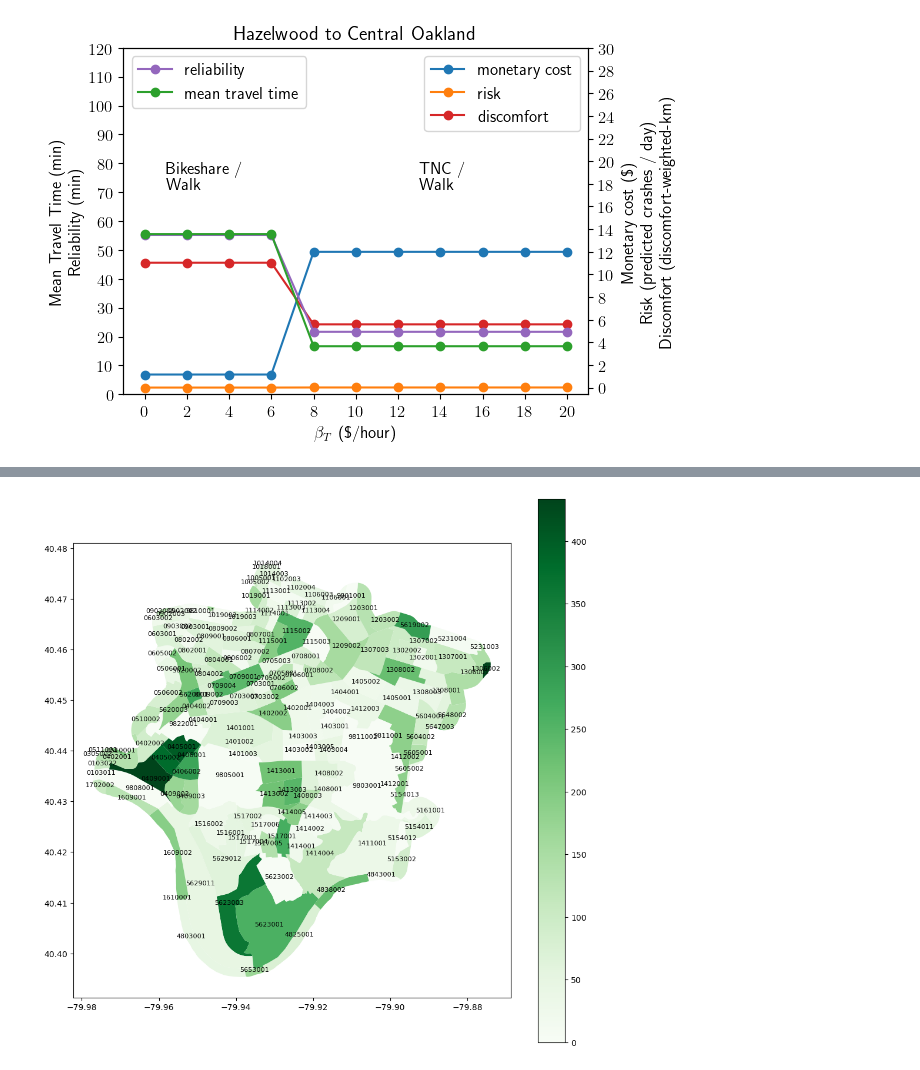
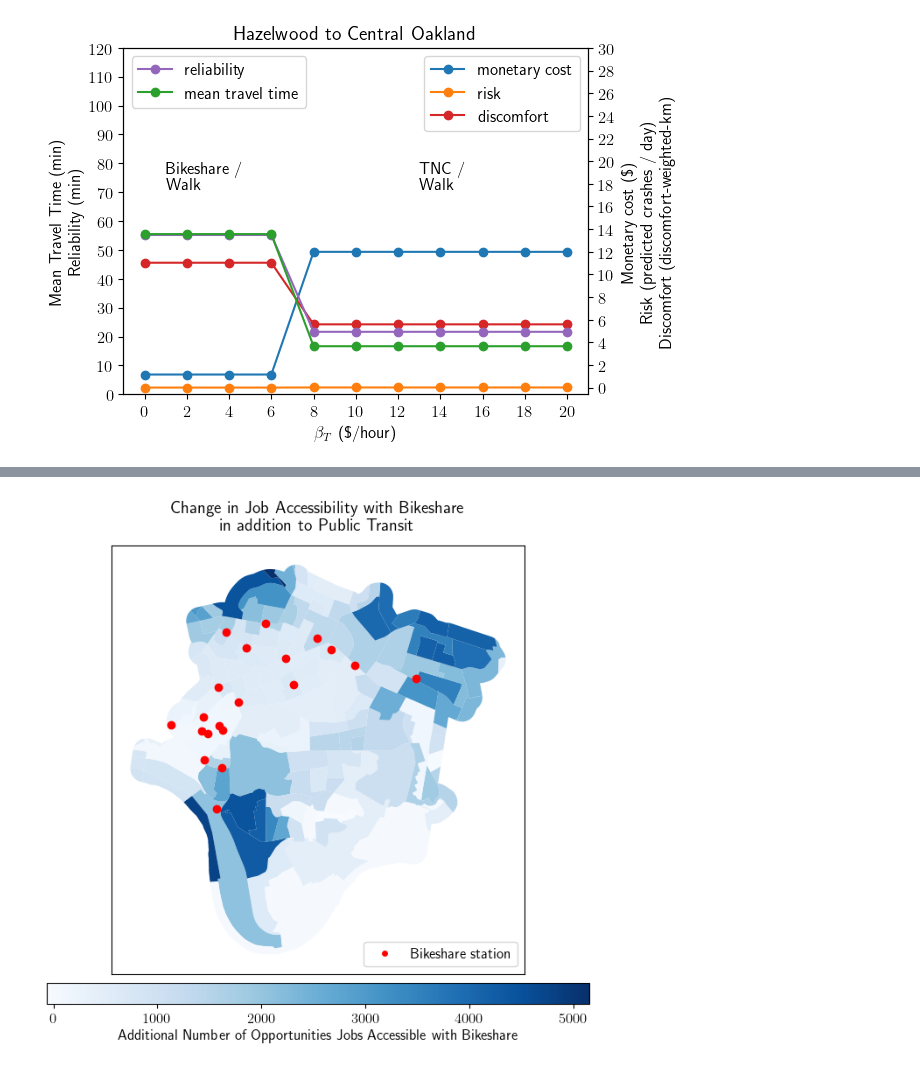
Before and after one commit to lgraff/nomad, a Jupyter notebook: project1-use_cases/plots.ipynb, the cells around one changed output, grey strips where cells are left out. Saved outputs shown, nothing was run; the diff lists cells and outputs as text; code cells hidden in the pictures.

Commit message:
Simplified plots.ipynb for visualizing case study results

```diff
--- a/project1-use_cases/plots.ipynb
+++ b/project1-use_cases/plots.ipynb
@@ -491,19 +426,66 @@ plt.show();
+# %%
+# --------------------------------
+# Plot cumulative opportunities difference (PT+BS vs PT)
+# --------------------------------
+fig, ax = plt.subplots(figsize=(8,8))
+
+# Add a separate axis for the colorbar at the bottom
+divider = make_axes_locatable(ax)
+cax = divider.append_axes("bottom", size="5%", pad=0.1)
+
+# Main map: difference in accessible opportunities
+df_cum_opps[~df_cum_opps.isna()].plot(
+    ax=ax,
+    column='diff',
+    cmap='Blues',
+    legend=True,
+    cax=cax,
+    legend_kwds={
+        "label": "Additional Number of Opportunities Jobs Accessible with Bikeshare",
+        "orientation": "horizontal"
+    }
+);
+
+# Plot origins with no eligibility (gray fill) ---
+none_elig_gdf = df_cum_opps[df_cum_opps['diff'].isna()]
+none_elig_gdf.plot(ax=ax, color='lightgray');
+
+# Plot bikeshare stations (red points) ---
+bikeshare_path = config['paths']['data']['bikeshare_station']
+df_bs = pd.read_csv(bikeshare_path)
+df_bs['geometry'] = gpd.points_from_xy(df_bs['Longitude'], df_bs['Latitude'], crs="EPSG:4326")
+gdf_bs = gpd.GeoDataFrame(df_bs)
+bikeshare_clip = gpd.clip(gdf_bs, study_area_gdf.to_crs('EPSG:4326')).reset_index() # Clip bikeshare stations to the study area
+bikeshare_clip.plot(ax=ax, color='red');
+
+# Adjust legend
+legend_elements = [
+    plt.Line2D([0], [0], marker='o', color='w', markerfacecolor='red', label='Bikeshare station')
+]
+ax.legend(handles=legend_elements, loc='lower right')
+
+# Remove axis ticks and set title
+ax.set_xticks([])
+ax.set_yticks([])
+ax.set_title("Change in Job Accessibility with Bikeshare\n in addition to Public Transit", fontsize=14, pad=12)
+
+plt.show();
+# %% [output]
+[figure, added]
 # %%
-# Construct a heatmap of the total number of adult residents in poverty by block group
-gdf_pop = gpd.read_file(conf.eligible_pop_path)
-gdf_pop['GEOID'] = gdf_pop['GEOID'].astype(str)
-gdf_pop['org_geo'] = gdf_pop['GEOID'].str[5:]
-gdf_pop['org'] = 'org' + gdf_pop['org_geo']
+# # Construct a heatmap of the total number of adult residents in poverty by block group
+# gdf_pop = gpd.read_file(conf.eligible_pop_path)
+# gdf_pop['GEOID'] = gdf_pop['GEOID'].astype(str)
+# gdf_pop['org_geo'] = gdf_pop['GEOID'].str[5:]
+# gdf_pop['org'] = 'org' + gdf_pop['org_geo']
 
-gdf_pop['coords'] = gdf_pop['geometry'].apply(lambda x: x.representative_point().coords[:])
-gdf_pop['coords'] = [coords[0] for coords in gdf_pop['coords']]
+# gdf_pop['coords'] = gdf_pop['geometry'].apply(lambda x: x.representative_point().coords[:])
+# gdf_pop['coords'] = [coords[0] for coords in gdf_pop['coords']]
 
-fig,ax = plt.subplots(figsize=(12,12))
-gdf_pop.plot(ax=ax, column='total_eligible', cmap='Greens', legend=True);
-for idx, row in gdf_pop.iterrows(): #gdf_pop[~gdf_pop['org_idx'].isna()].iterrows():
-    plt.annotate(text=str(row['org_geo']), xy=row['coords'], fontsize=8,
-                 horizontalalignment='center');
+# fig,ax = plt.subplots(figsize=(12,12))
+# gdf_pop.plot(ax=ax, column='total_eligible', cmap='Greens', legend=True);
+# for idx, row in gdf_pop.iterrows(): #gdf_pop[~gdf_pop['org_idx'].isna()].iterrows():
+#     plt.annotate(text=str(row['org_geo']), xy=row['coords'], fontsize=8,
+#                  horizontalalignment='center');
 
-plt.show();
+# plt.show();
-# %% [output]
-[figure, removed]
```
Also changed, not shown: parts of 17 cells of this notebook, 2 other files.
